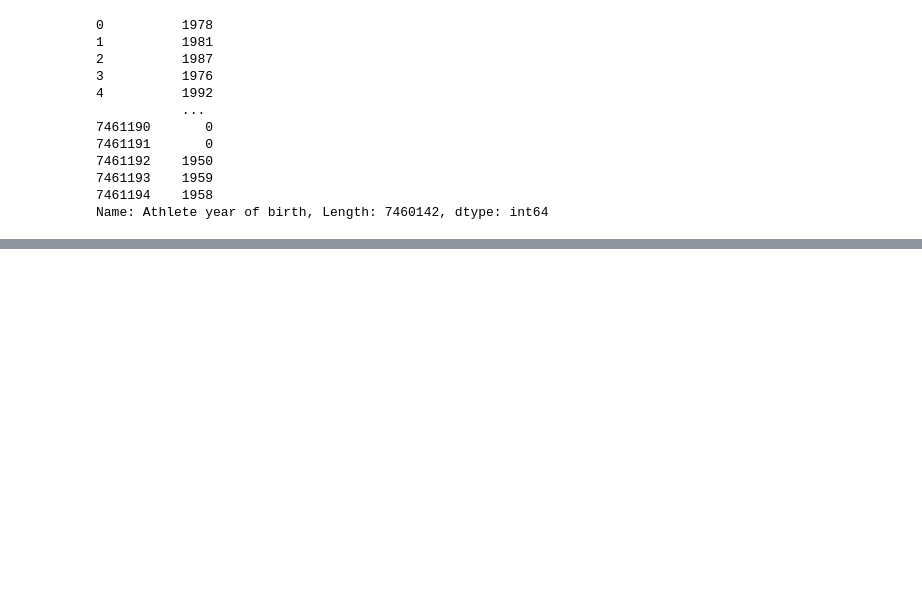
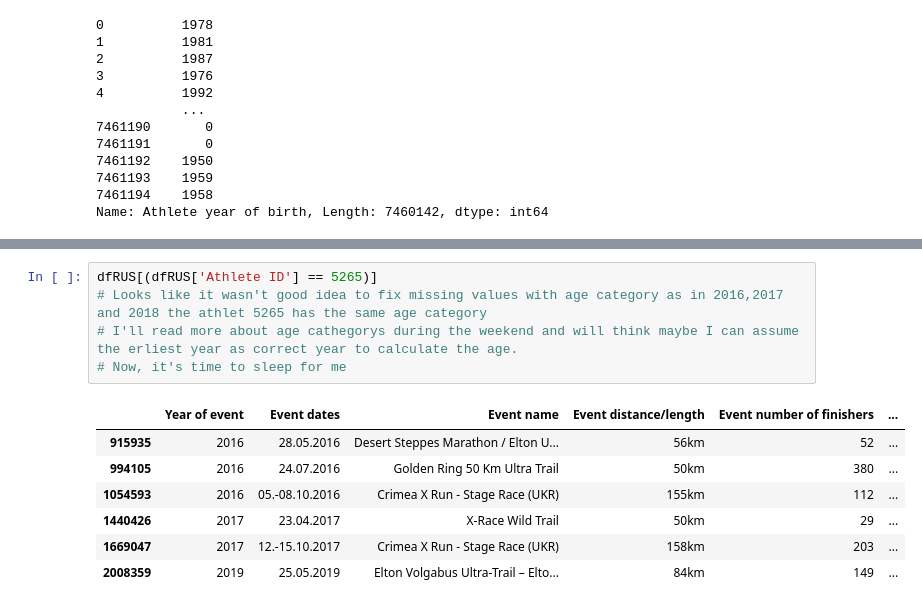
Before and after one commit to OlesiaNZ/python_running_data_analysis, a Jupyter notebook: analysis-the-big-dataset-of-ultra-marathon-running.ipynb, the cells around one changed output, grey strips where cells are left out. Drawn from its saved outputs; the diff is of its cells as text; blank space fills up the shorter version.

```diff
--- a/analysis-the-big-dataset-of-ultra-marathon-running.ipynb
+++ b/analysis-the-big-dataset-of-ultra-marathon-running.ipynb
@@ -446,0 +503,13 @@ dtype: object
+# %%
+dfRUS[(dfRUS['Athlete ID'] == 5265)]
+# Looks like it wasn't good idea to fix missing values with age category as in 2016,2017 and 2018 the athlet 5265 has the same age category
+# I'll read more about age cathegorys during the weekend and will think maybe I can assume the erliest year as correct year to calculate the age.
+# Now, it's time to sleep for me
+# %% [output]
+|  | Year of event | Event dates | Event name | Event distance/length | Event number of finishers | ... |
+| 915935 | 2016 | 28.05.2016 | Desert Steppes Marathon / Elton U... | 56km | 52 | ... |
+| 994105 | 2016 | 24.07.2016 | Golden Ring 50 Km Ultra Trail | 50km | 380 | ... |
+| 1054593 | 2016 | 05.-08.10.2016 | Crimea X Run - Stage Race (UKR) | 155km | 112 | ... |
+| 1440426 | 2017 | 23.04.2017 | X-Race Wild Trail | 50km | 29 | ... |
+| 1669047 | 2017 | 12.-15.10.2017 | Crimea X Run - Stage Race (UKR) | 158km | 203 | ... |
+| 2008359 | 2019 | 25.05.2019 | Elton Volgabus Ultra-Trail – Elto... | 84km | 149 | ... |
```
Also changed, not shown: parts of 9 cells of this notebook.
